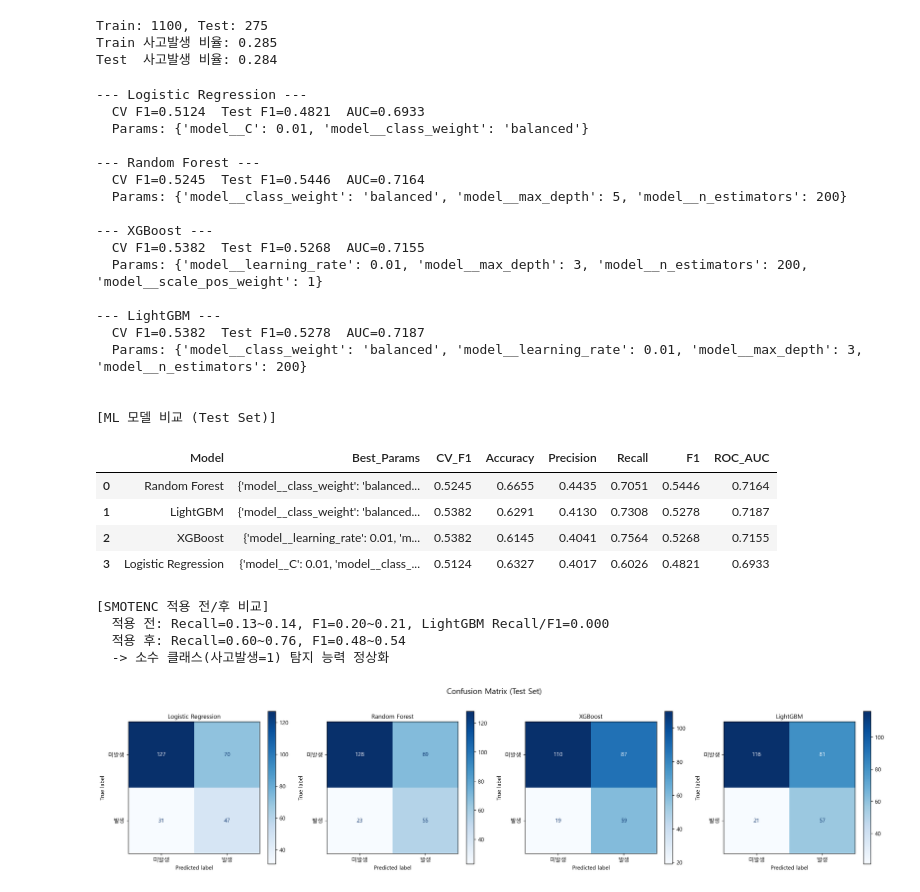
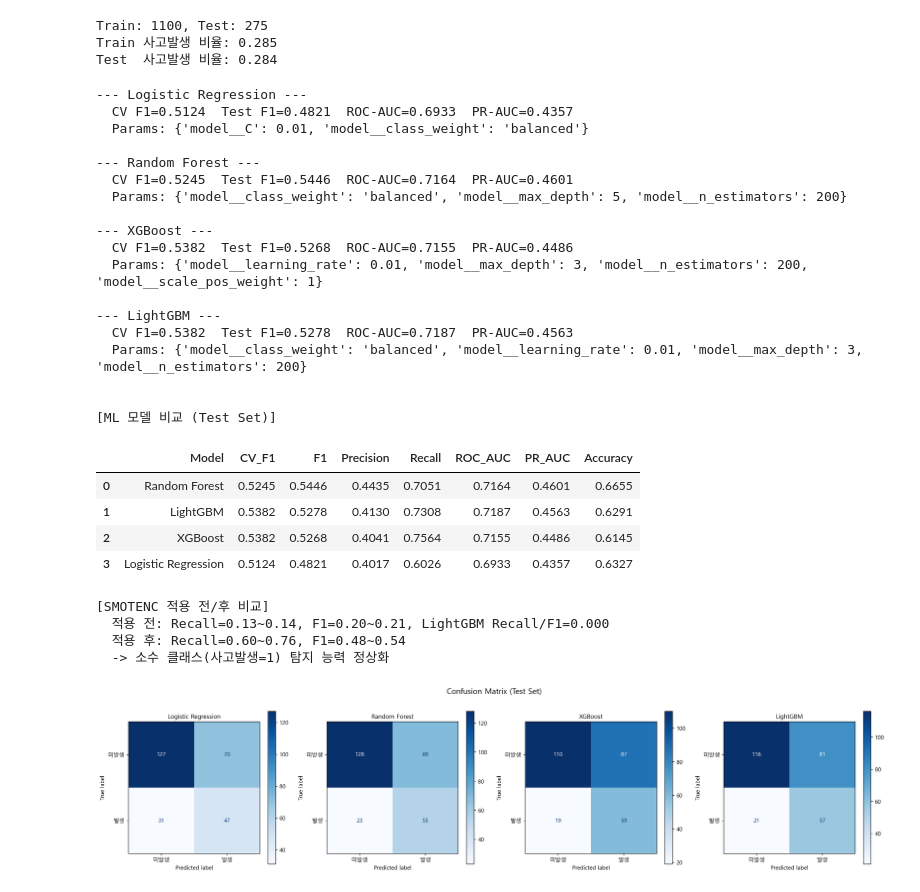
Before and after one commit to geonumul/construction_new, a Jupyter notebook: notebooks/02_데이터분석.ipynb, the cells around one changed output. Drawn from its saved outputs; the diff is of its cells as text; code cells hidden in the pictures.

```diff
--- a/notebooks/02_데이터분석.ipynb
+++ b/notebooks/02_데이터분석.ipynb
@@ -701,69 +796,72 @@ models_config = {
     }
 }
 # %%
-# 학습 및 평가
+# 학습 및 평가 (PR-AUC 포함)
+from sklearn.metrics import average_precision_score
+
 results = []
 best_models = {}
 
 for name, cfg in models_config.items():
-    print(f"--- {name} ---")
+    print(f'--- {name} ---')
 
     pipe = ImbPipeline([('smote', smotenc), ('model', cfg['model'])])
     grid = GridSearchCV(pipe, cfg['params'], cv=skf, scoring='f1', n_jobs=-1, refit=True)
     grid.fit(X_train, y_train)
 
     best_models[name] = grid.best_estimator_
-    yp = grid.best_estimator_.predict(X_test)
+    yp    = grid.best_estimator_.predict(X_test)
     yprob = grid.best_estimator_.predict_proba(X_test)[:, 1]
 
     r = {
-        'Model': name,
+        'Model':      name,
         'Best_Params': str(grid.best_params_),
-        'CV_F1': round(grid.best_score_, 4),
-        'Accuracy': round(accuracy_score(y_test, yp), 4),
-        'Precision': round(precision_score(y_test, yp, zero_division=0), 4),
-        'Recall': round(recall_score(y_test, yp), 4),
-        'F1': round(f1_score(y_test, yp), 4),
-        'ROC_AUC': round(roc_auc_score(y_test, yprob), 4),
+        'CV_F1':      round(grid.best_score_, 4),
+        'Accuracy':   round(accuracy_score(y_test, yp), 4),
+        'Precision':  round(precision_score(y_test, yp, zero_division=0), 4),
+        'Recall':     round(recall_score(y_test, yp), 4),
+        'F1':         round(f1_score(y_test, yp), 4),
+        'ROC_AUC':    round(roc_auc_score(y_test, yprob), 4),
+        'PR_AUC':     round(average_precision_score(y_test, yprob), 4),
     }
     results.append(r)
-    print(f"  CV F1={r['CV_F1']}  Test F1={r['F1']}  AUC={r['ROC_AUC']}")
+    print(f"  CV F1={r['CV_F1']}  Test F1={r['F1']}  ROC-AUC={r['ROC_AUC']}  PR-AUC={r['PR_AUC']}")
     print(f"  Params: {grid.best_params_}\n")
 
 results_df = pd.DataFrame(results).sort_values('F1', ascending=False).reset_index(drop=True)
-print("\n[ML 모델 비교 (Test Set)]")
-display(results_df)
+print('\n[ML 모델 비교 (Test Set)]')
+display(results_df[['Model','CV_F1','F1','Precision','Recall','ROC_AUC','PR_AUC','Accuracy']])
 
 print()
-print("[SMOTENC 적용 전/후 비교]")
-print("  적용 전: Recall=0.13~0.14, F1=0.20~0.21, LightGBM Recall/F1=0.000")
+print('[SMOTENC 적용 전/후 비교]')
+print('  적용 전: Recall=0.13~0.14, F1=0.20~0.21, LightGBM Recall/F1=0.000')
 print(f"  적용 후: Recall={results_df['Recall'].min():.2f}~{results_df['Recall'].max():.2f}, "
       f"F1={results_df['F1'].min():.2f}~{results_df['F1'].max():.2f}")
-print("  -> 소수 클래스(사고발생=1) 탐지 능력 정상화")
+print('  -> 소수 클래스(사고발생=1) 탐지 능력 정상화')
 # %% [output]
 --- Logistic Regression ---
-  CV F1=0.5124  Test F1=0.4821  AUC=0.6933
+  CV F1=0.5124  Test F1=0.4821  ROC-AUC=0.6933  PR-AUC=0.4357
   Params: {'model__C': 0.01, 'model__class_weight': 'balanced'}
 
 --- Random Forest ---
-  CV F1=0.5245  Test F1=0.5446  AUC=0.7164
+  CV F1=0.5245  Test F1=0.5446  ROC-AUC=0.7164  PR-AUC=0.4601
   Params: {'model__class_weight': 'balanced', 'model__max_depth': 5, 'model__n_estimators': 200}
 
 --- XGBoost ---
-  CV F1=0.5382  Test F1=0.5268  AUC=0.7155
+  CV F1=0.5382  Test F1=0.5268  ROC-AUC=0.7155  PR-AUC=0.4486
   Params: {'model__learning_rate': 0.01, 'model__max_depth': 3, 'model__n_estimators': 200, 'model__scale_pos_weight': 1}
 
 --- LightGBM ---
-  CV F1=0.5382  Test F1=0.5278  AUC=0.7187
+  CV F1=0.5382  Test F1=0.5278  ROC-AUC=0.7187  PR-AUC=0.4563
   Params: {'model__class_weight': 'balanced', 'model__learning_rate': 0.01, 'model__max_depth': 3, 'model__n_estimators': 200}
 
 
 [ML 모델 비교 (Test Set)]
-|  | Model | Best_Params | CV_F1 | Accuracy | Precision | Recall | F1 | ROC_AUC |
-| 0 | Random Forest | {'model__class_weight': 'balanced... | 0.5245 | 0.6655 | 0.4435 | 0.7051 | 0.5446 | 0.7164 |
-| 1 | LightGBM | {'model__class_weight': 'balanced... | 0.5382 | 0.6291 | 0.4130 | 0.7308 | 0.5278 | 0.7187 |
-| 2 | XGBoost | {'model__learning_rate': 0.01, 'm... | 0.5382 | 0.6145 | 0.4041 | 0.7564 | 0.5268 | 0.7155 |
-| 3 | Logistic Regression | {'model__C': 0.01, 'model__class_... | 0.5124 | 0.6327 | 0.4017 | 0.6026 | 0.4821 | 0.6933 |
+|  | Model | CV_F1 | F1 | Precision | Recall | ROC_AUC | PR_AUC | Accuracy |
+| 0 | Random Forest | 0.5245 | 0.5446 | 0.4435 | 0.7051 | 0.7164 | 0.4601 | 0.6655 |
+| 1 | LightGBM | 0.5382 | 0.5278 | 0.4130 | 0.7308 | 0.7187 | 0.4563 | 0.6291 |
+| 2 | XGBoost | 0.5382 | 0.5268 | 0.4041 | 0.7564 | 0.7155 | 0.4486 | 0.6145 |
+| 3 | Logistic Regression | 0.5124 | 0.4821 | 0.4017 | 0.6026 | 0.6933 | 0.4357 | 0.6327 |
 [SMOTENC 적용 전/후 비교]
   적용 전: Recall=0.13~0.14, F1=0.20~0.21, LightGBM Recall/F1=0.000
   적용 후: Recall=0.60~0.76, F1=0.48~0.54
```
Also changed, not shown: parts of 16 cells of this notebook, 5 other files.
